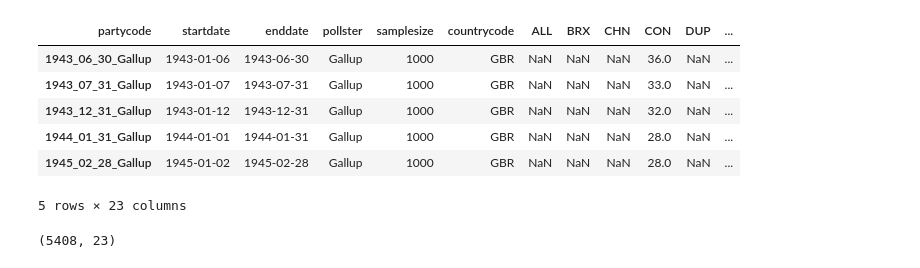
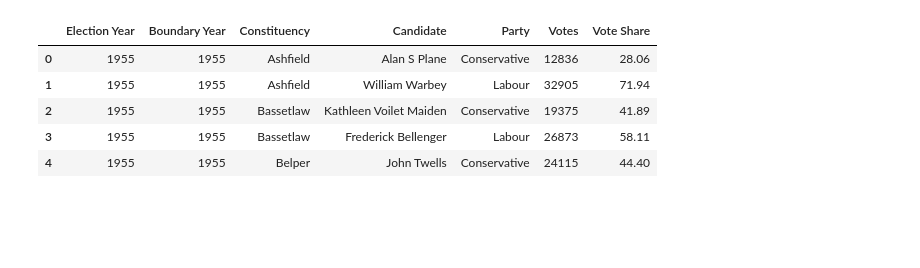
Before and after one commit to oscarhibbert/election-predictor, a Jupyter notebook: notebooks/nieksonneveld_data_cleaning.ipynb, the cells around one changed output. Cells and saved outputs as stored; diff of their text form; code cells hidden in the pictures; blank space fills up the shorter version.

Commit message:
Finished analysis of local election results

```diff
--- a/notebooks/nieksonneveld_data_cleaning.ipynb
+++ b/notebooks/nieksonneveld_data_cleaning.ipynb
@@ -3,13 +5,3 @@ import pandas as pd
 # %%
 # Imports data from csv file
-df= pd.read_csv('/Users/nieksonneveld/code/nieksonneveld/election-predictor/raw_data/Full Polling Data, Election Vault, 1955-2024.csv')
+df= pd.read_csv('/Users/nieksonneveld/code/nieksonneveld/election-predictor/raw_data/All Constituency General Election Results.csv')
-# %%
-# Removes spaces and ampersands in pollster names
-df['pollster'] = df['pollster'].str.replace(' ', '').str.replace('&', '').str.replace('-', '')
-# %%
-# Converts startdate/enddate to datetime
-df['startdate'] = pd.to_datetime(df['startdate'], format='mixed')
-df['enddate'] = pd.to_datetime(df['enddate'], format='mixed')
-# %%
-# Creates unique index for each poll
-df_uuid = df.set_index(df['enddate'].dt.strftime('%Y-%m-%d').apply(str).str.replace('-', '_') + '_' + df['pollster'])
@@ -37,10 +8,9 @@ enw_polls = all_df[all_df['countrycode'].isin(enw)]
 # %%
-all_df.head()
+df.head()
 # %% [output]
-| partycode | startdate | enddate | pollster | samplesize | countrycode | ALL | BRX | CHN | CON | DUP | ... |
-| 1943_06_30_Gallup | 1943-01-06 | 1943-06-30 | Gallup | 1000 | GBR | NaN | NaN | NaN | 36.0 | NaN | ... |
-| 1943_07_31_Gallup | 1943-01-07 | 1943-07-31 | Gallup | 1000 | GBR | NaN | NaN | NaN | 33.0 | NaN | ... |
-| 1943_12_31_Gallup | 1943-01-12 | 1943-12-31 | Gallup | 1000 | GBR | NaN | NaN | NaN | 32.0 | NaN | ... |
-| 1944_01_31_Gallup | 1944-01-01 | 1944-01-31 | Gallup | 1000 | GBR | NaN | NaN | NaN | 28.0 | NaN | ... |
-| 1945_02_28_Gallup | 1945-01-02 | 1945-02-28 | Gallup | 1000 | GBR | NaN | NaN | NaN | 28.0 | NaN | ... |
+|  | Election Year | Boundary Year | Constituency | Candidate | Party | Votes | Vote Share |
+| 0 | 1955 | 1955 | Ashfield | Alan S Plane | Conservative | 12836 | 28.06 |
+| 1 | 1955 | 1955 | Ashfield | William Warbey | Labour | 32905 | 71.94 |
+| 2 | 1955 | 1955 | Bassetlaw | Kathleen Voilet Maiden | Conservative | 19375 | 41.89 |
+| 3 | 1955 | 1955 | Bassetlaw | Frederick Bellenger | Labour | 26873 | 58.11 |
+| 4 | 1955 | 1955 | Belper | John Twells | Conservative | 24115 | 44.40 |
-5 rows × 23 columns
@@ -50,4 +16,0 @@ df_2004_on = all_df[all_df.enddate > '2003-12-31'].copy()
-# %%
-df_2004_on.shape
-# %% [output]
-(5408, 23)
```
Also changed, not shown: parts of 19 cells of this notebook.
